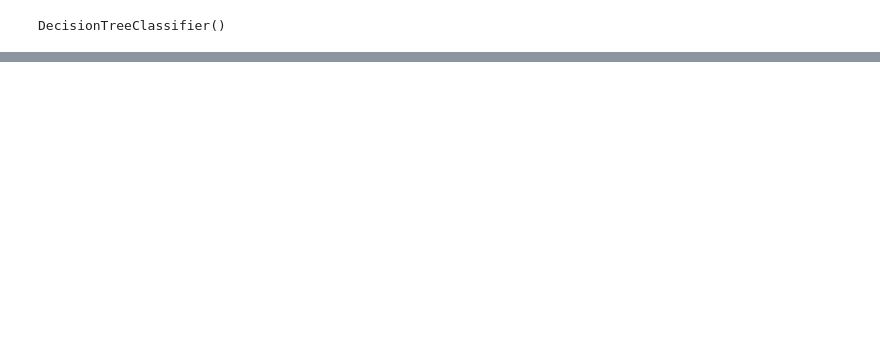
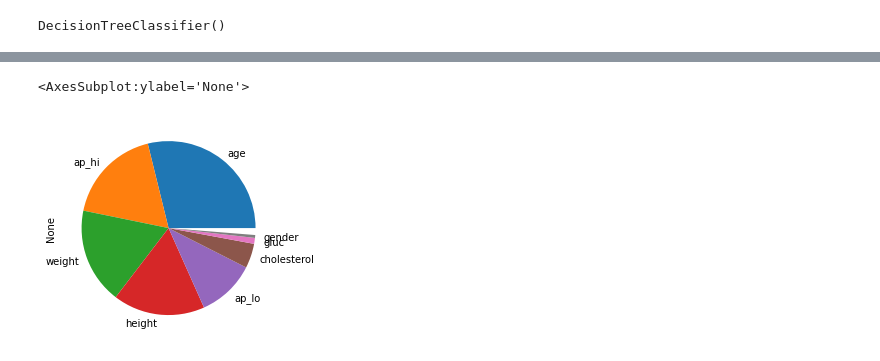
Before and after one commit to Nazmus-Shakib/Cardiovascular-Disease-Project, a Jupyter notebook: Cardiovascular Disease.ipynb, the cells around one changed output, grey strips where cells are left out. Cells and saved outputs as stored; diff of their text form; code cells hidden in the pictures; blank space fills up the shorter version.

```diff
--- a/Cardiovascular Disease.ipynb
+++ b/Cardiovascular Disease.ipynb
@@ -206,0 +310,5 @@ DTCLS.score(xtest, ytest)
+# %%
+top.nlargest(8).plot(kind='pie')
+# %% [output]
+<AxesSubplot:ylabel='None'>
+[figure, added]
```
Also changed, not shown: parts of 19 cells of this notebook.
